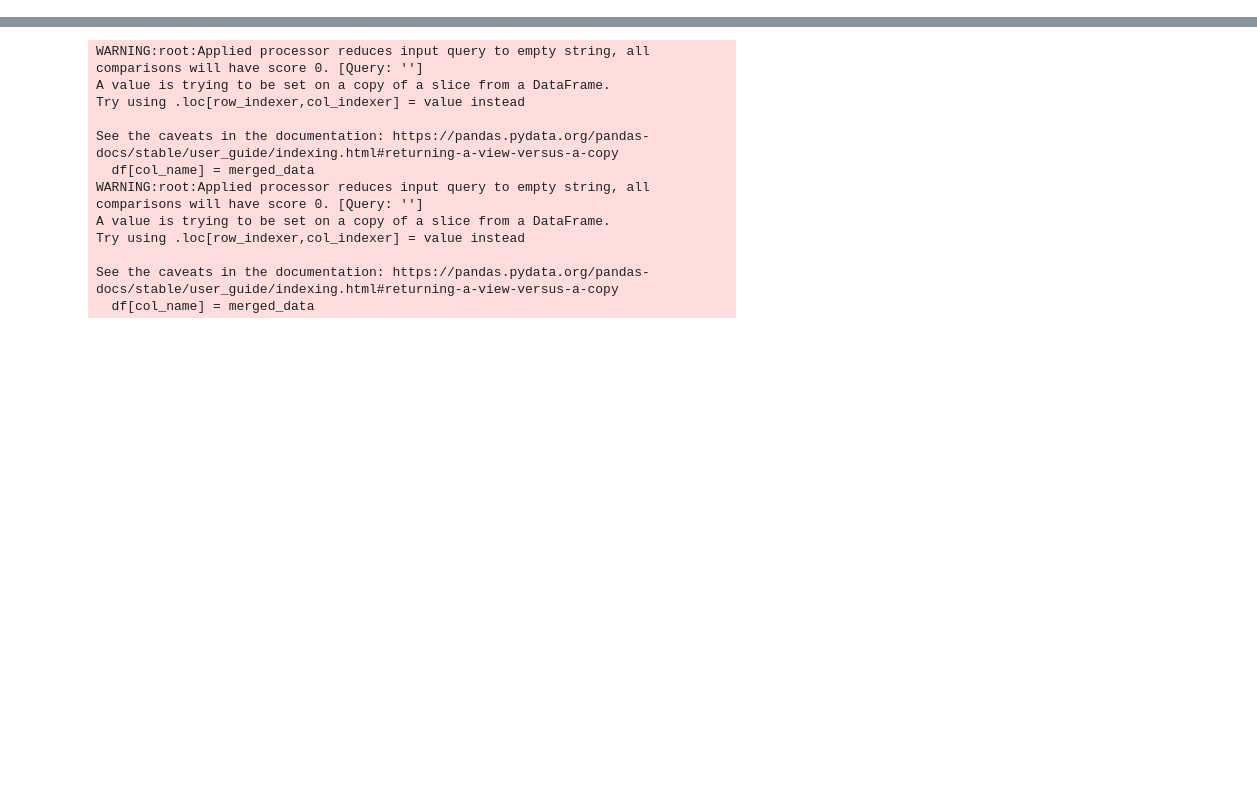
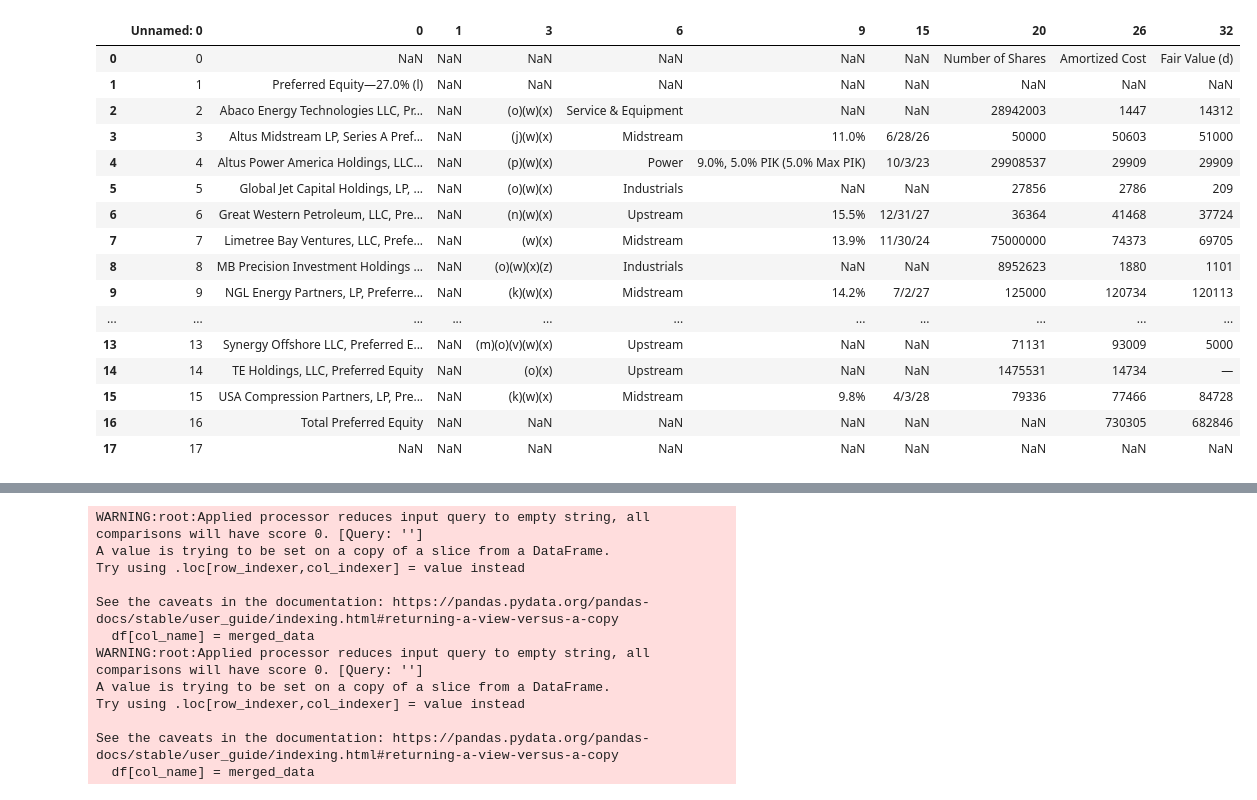
Before and after one commit to Coffee-Code-Philly-Accelerator/sec_filings, a Jupyter notebook: debugging.ipynb, the cells around one changed output, grey strips where cells are left out. Cells and saved outputs as stored; diff of their text form; code cells hidden in the pictures; blank space fills up the shorter version.

```diff
--- a/debugging.ipynb
+++ b/debugging.ipynb
@@ -49,6 +49,7 @@ def common_subheaders()->tuple:
         'subordinated debt',
         'equity/other',
         'collateralized securities',
+        'preferred equity—'
     )
 
 def strip_string(
@@ -126,10 +127,13 @@ def clean(
         return
 
     df_cur.reset_index(drop=True,inplace=True)
+
     important_fields,idx = get_key_fields(df_cur)
     if len(set(important_fields) - {''}) < 4:
         df_cur.replace('\u200b', np.nan, regex=True,inplace=True)
-        return df_cur.iloc[:,1:].dropna(axis=1, thresh=5)
+        df_cur.replace(r'\$|€|£',np.nan,regex=True,inplace=True)
+        columns_to_drop = df_cur.notna().sum() == 1 #or df_cur.applymap(lambda x: ('$' == x)).any()
+        return df_cur.iloc[:,1:].drop(columns=columns_to_drop[columns_to_drop].index)
 
     df_cur.columns = important_fields
     df_cur = merge_duplicate_columns(df_cur)
@@ -142,0 +207,21 @@ def clean(
+# %%
+temp1 = clean(r"C:\Users\pysol\Desktop\projects\sec_filings\1501729\2019-09-30\Schedule_of_Investments_3.csv")
+temp1
+# %% [output]
+|  | Unnamed: 0 | 0 | 1 | 3 | 6 | 9 | 15 | 20 | 26 | 32 |
+| 0 | 0 | NaN | NaN | NaN | NaN | NaN | NaN | Number of Shares | Amortized Cost | Fair Value (d) |
+| 1 | 1 | Preferred Equity—27.0% (l) | NaN | NaN | NaN | NaN | NaN | NaN | NaN | NaN |
+| 2 | 2 | Abaco Energy Technologies LLC, Pr... | NaN | (o)(w)(x) | Service & Equipment | NaN | NaN | 28942003 | 1447 | 14312 |
+| 3 | 3 | Altus Midstream LP, Series A Pref... | NaN | (j)(w)(x) | Midstream | 11.0% | 6/28/26 | 50000 | 50603 | 51000 |
+| 4 | 4 | Altus Power America Holdings, LLC... | NaN | (p)(w)(x) | Power | 9.0%, 5.0% PIK (5.0% Max PIK) | 10/3/23 | 29908537 | 29909 | 29909 |
+| 5 | 5 | Global Jet Capital Holdings, LP, ... | NaN | (o)(w)(x) | Industrials | NaN | NaN | 27856 | 2786 | 209 |
+| 6 | 6 | Great Western Petroleum, LLC, Pre... | NaN | (n)(w)(x) | Upstream | 15.5% | 12/31/27 | 36364 | 41468 | 37724 |
+| 7 | 7 | Limetree Bay Ventures, LLC, Prefe... | NaN | (w)(x) | Midstream | 13.9% | 11/30/24 | 75000000 | 74373 | 69705 |
+| 8 | 8 | MB Precision Investment Holdings ... | NaN | (o)(w)(x)(z) | Industrials | NaN | NaN | 8952623 | 1880 | 1101 |
+| 9 | 9 | NGL Energy Partners, LP, Preferre... | NaN | (k)(w)(x) | Midstream | 14.2% | 7/2/27 | 125000 | 120734 | 120113 |
+| ... | ... | ... | ... | ... | ... | ... | ... | ... | ... | ... |
+| 13 | 13 | Synergy Offshore LLC, Preferred E... | NaN | (m)(o)(v)(w)(x) | Upstream | NaN | NaN | 71131 | 93009 | 5000 |
+| 14 | 14 | TE Holdings, LLC, Preferred Equity | NaN | (o)(x) | Upstream | NaN | NaN | 1475531 | 14734 | — |
+| 15 | 15 | USA Compression Partners, LP, Pre... | NaN | (k)(w)(x) | Midstream | 9.8% | 4/3/28 | 79336 | 77466 | 84728 |
+| 16 | 16 | Total Preferred Equity | NaN | NaN | NaN | NaN | NaN | NaN | 730305 | 682846 |
+| 17 | 17 | NaN | NaN | NaN | NaN | NaN | NaN | NaN | NaN | NaN |
```
Also changed, not shown: parts of 9 cells of this notebook, 1 other file.
